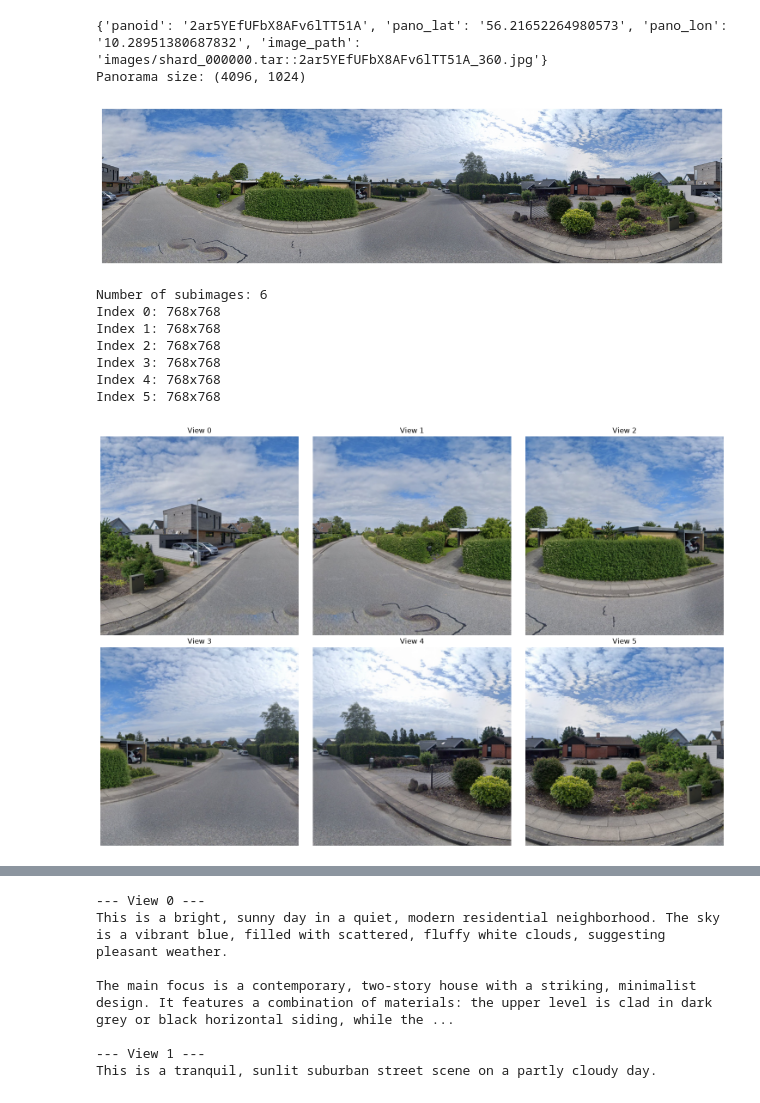
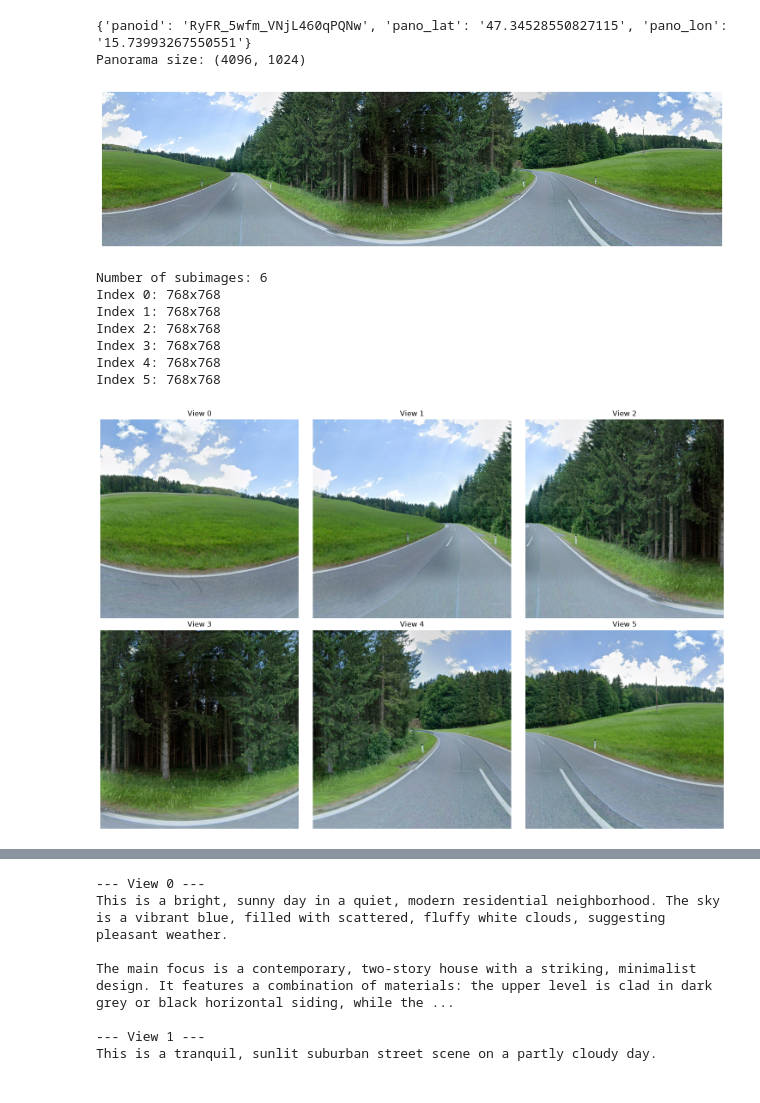
Before and after one commit to Daniel6702/DeepStreetSearch, a Jupyter notebook: preprocessing_test.ipynb, the cells around one changed output, grey strips where cells are left out. Cells and saved outputs as stored; diff of their text form; code cells hidden in the pictures.

```diff
--- a/preprocessing_test.ipynb
+++ b/preprocessing_test.ipynb
@@ -13,37 +13,41 @@ from modules.descriptions import DescriptionStore
 ################################
 # Load Panorama from dataset
 ################################
 
 dataset = PanoramaDataset(
-    dataset_root="test_dataset",
+    dataset_root="/home/austen/Street-View-Harvester/datasets/world",
     shuffle=False,
     exclude_columns=[
         "pano_date",
         "query_lat",
         "query_lon",
         "snap_distance_m",
         "source",
         "source_value",
         "image_type",
         "yaw",
         "pitch",
         "fov",
     ],
 )
 
-panorama, metadata = next(iter(dataset))
+it = iter(dataset)
+
+panorama, metadata = next(it)
+panorama, metadata = next(it)
+panorama, metadata = next(it)
 
 print(metadata)
 print("Panorama size:", panorama.size)
 
 plt.figure(figsize=(14, 4))
 plt.imshow(panorama)
 plt.axis("off")
 plt.show()
 # %% [output]
-{'panoid': '2ar5YEfUFbX8AFv6lTT51A', 'pano_lat': '56.21652264980573', 'pano_lon': '10.28951380687832', 'image_path': 'images/shard_000000.tar::2ar5YEfUFbX8AFv6lTT51A_360.jpg'}
+{'panoid': 'RyFR_5wfm_VNjL460qPQNw', 'pano_lat': '47.34528550827115', 'pano_lon': '15.73993267550551'}
 Panorama size: (4096, 1024)
-[figure, old version]
+[figure, new version]
 # %%
 ################################
 # Split Panorama into 6 subimages
@@ -77,6 +81,6 @@ Index 2: 768x768
 Index 3: 768x768
 Index 4: 768x768
 Index 5: 768x768
-[figure, old version]
+[figure, new version]
 # %%
 backend = QwenVLBackend(
```
Also changed, not shown: parts of 3 cells of this notebook, 11 other files.
